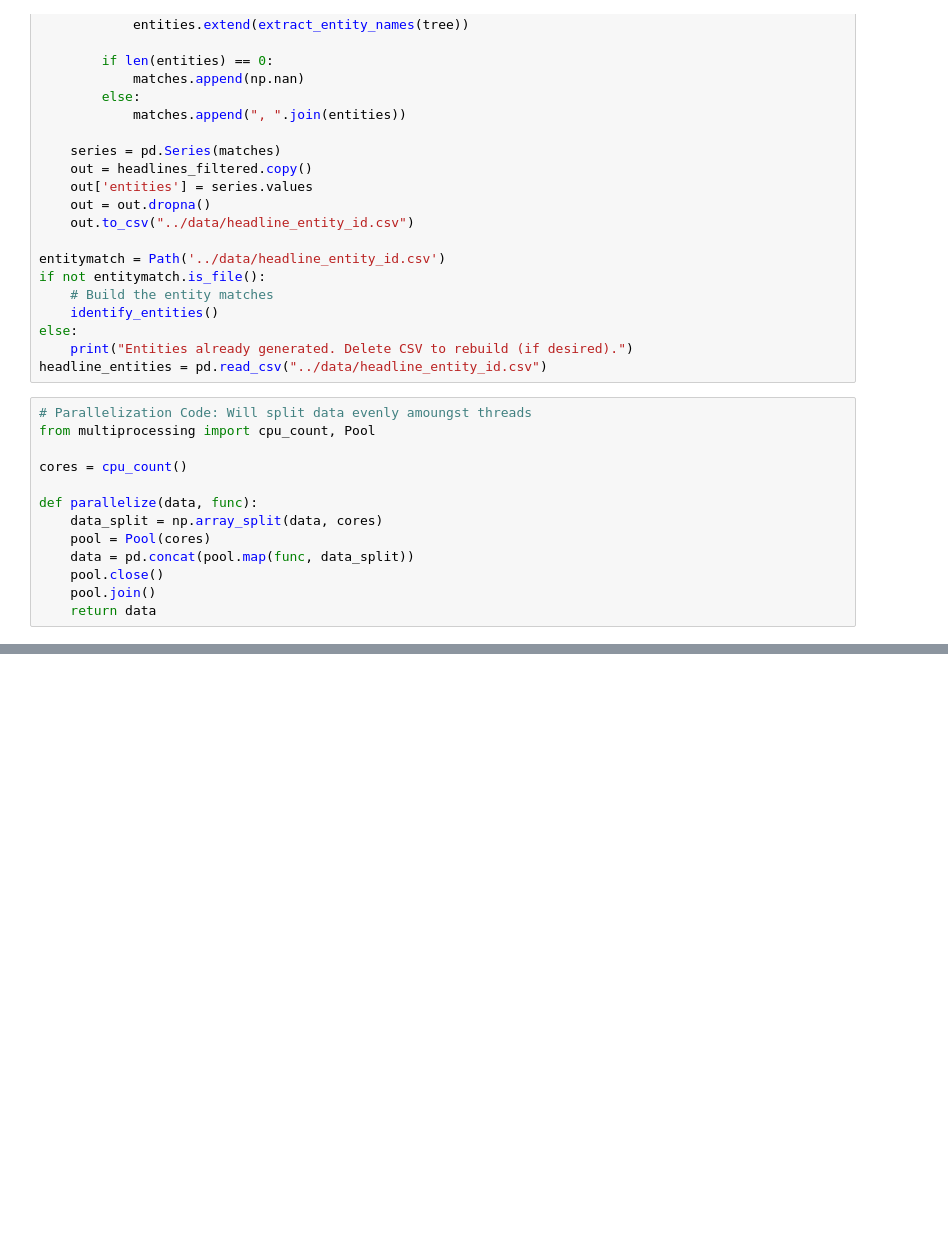
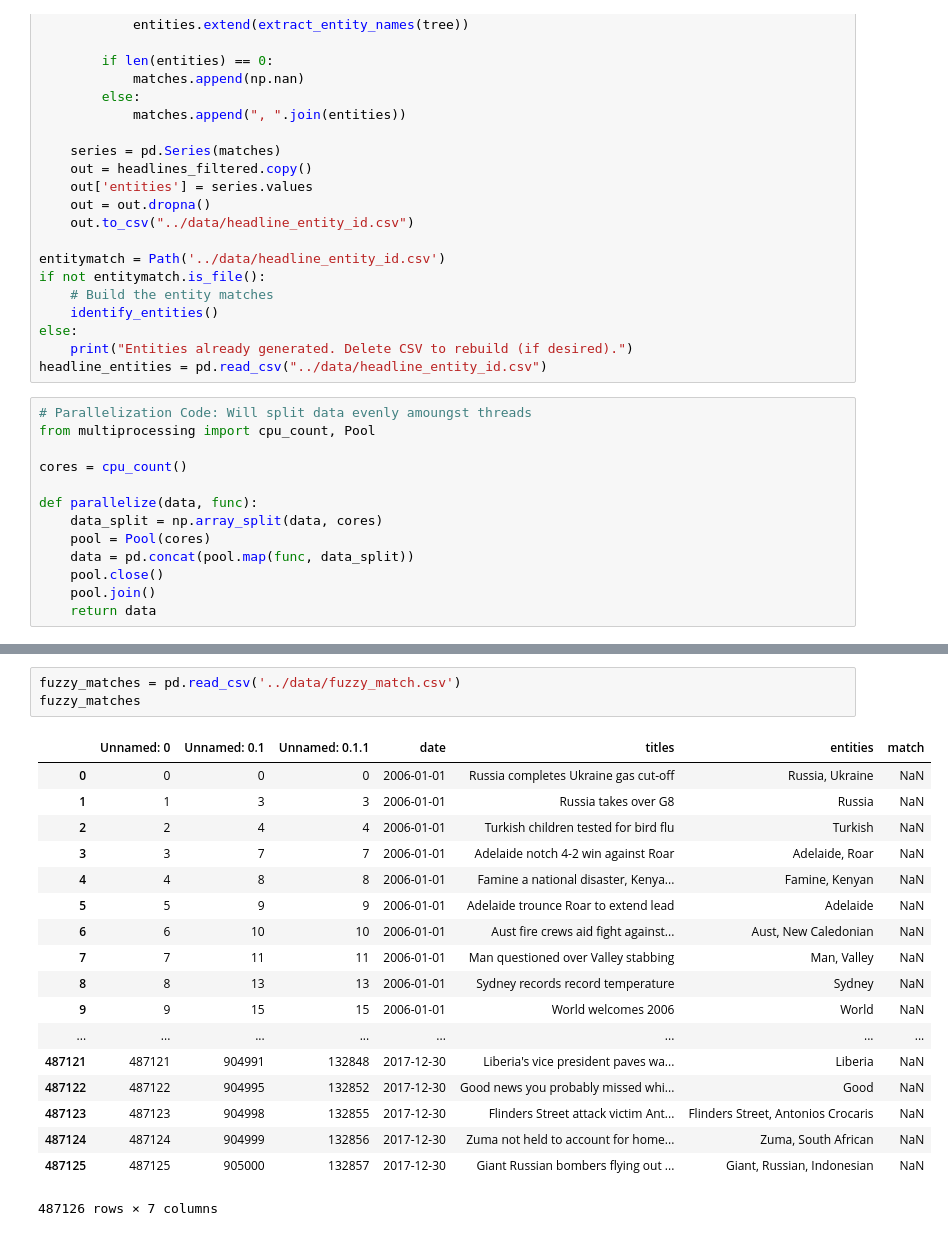
Before and after one commit to dfontana/GaggleOfKaggle, a Jupyter notebook: Stitching/Scraped_stitch.ipynb, the cells around one changed output, grey strips where cells are left out. Cells and saved outputs as stored; diff of their text form; blank space fills up the shorter version.

```diff
--- a/Stitching/Scraped_stitch.ipynb
+++ b/Stitching/Scraped_stitch.ipynb
@@ -186,0 +215,22 @@ test.to_csv("../data/position_match.csv")
+# %%
+fuzzy_matches = pd.read_csv('../data/fuzzy_match.csv')
+fuzzy_matches
+# %% [output]
+|  | Unnamed: 0 | Unnamed: 0.1 | Unnamed: 0.1.1 | date | titles | entities | match |
+| 0 | 0 | 0 | 0 | 2006-01-01 | Russia completes Ukraine gas cut-off | Russia, Ukraine | NaN |
+| 1 | 1 | 3 | 3 | 2006-01-01 | Russia takes over G8 | Russia | NaN |
+| 2 | 2 | 4 | 4 | 2006-01-01 | Turkish children tested for bird flu | Turkish | NaN |
+| 3 | 3 | 7 | 7 | 2006-01-01 | Adelaide notch 4-2 win against Roar | Adelaide, Roar | NaN |
+| 4 | 4 | 8 | 8 | 2006-01-01 | Famine a national disaster, Kenya... | Famine, Kenyan | NaN |
+| 5 | 5 | 9 | 9 | 2006-01-01 | Adelaide trounce Roar to extend lead | Adelaide | NaN |
+| 6 | 6 | 10 | 10 | 2006-01-01 | Aust fire crews aid fight against... | Aust, New Caledonian | NaN |
+| 7 | 7 | 11 | 11 | 2006-01-01 | Man questioned over Valley stabbing | Man, Valley | NaN |
+| 8 | 8 | 13 | 13 | 2006-01-01 | Sydney records record temperature | Sydney | NaN |
+| 9 | 9 | 15 | 15 | 2006-01-01 | World welcomes 2006 | World | NaN |
+| ... | ... | ... | ... | ... | ... | ... | ... |
+| 487121 | 487121 | 904991 | 132848 | 2017-12-30 | Liberia's vice president paves wa... | Liberia | NaN |
+| 487122 | 487122 | 904995 | 132852 | 2017-12-30 | Good news you probably missed whi... | Good | NaN |
+| 487123 | 487123 | 904998 | 132855 | 2017-12-30 | Flinders Street attack victim Ant... | Flinders Street, Antonios Crocaris | NaN |
+| 487124 | 487124 | 904999 | 132856 | 2017-12-30 | Zuma not held to account for home... | Zuma, South African | NaN |
+| 487125 | 487125 | 905000 | 132857 | 2017-12-30 | Giant Russian bombers flying out ... | Giant, Russian, Indonesian | NaN |
+487126 rows × 7 columns
```
Also changed, not shown: parts of 3 cells of this notebook, 1 other file.
